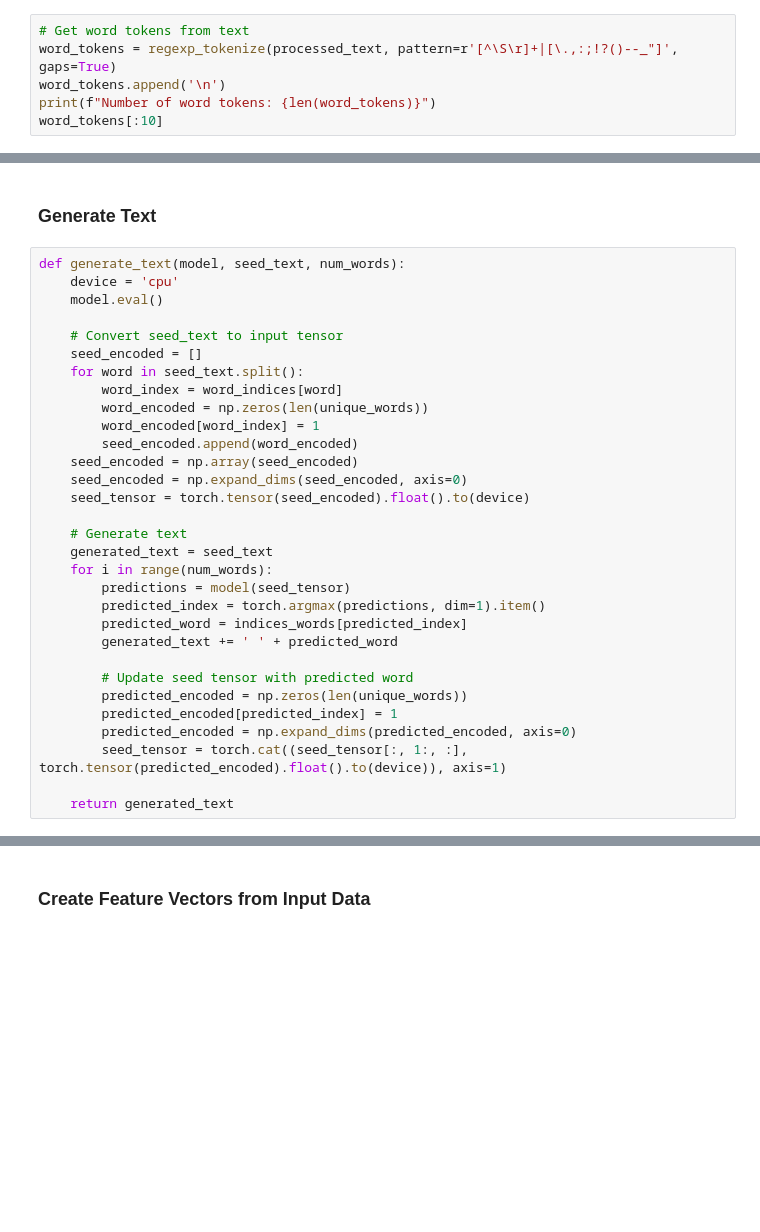
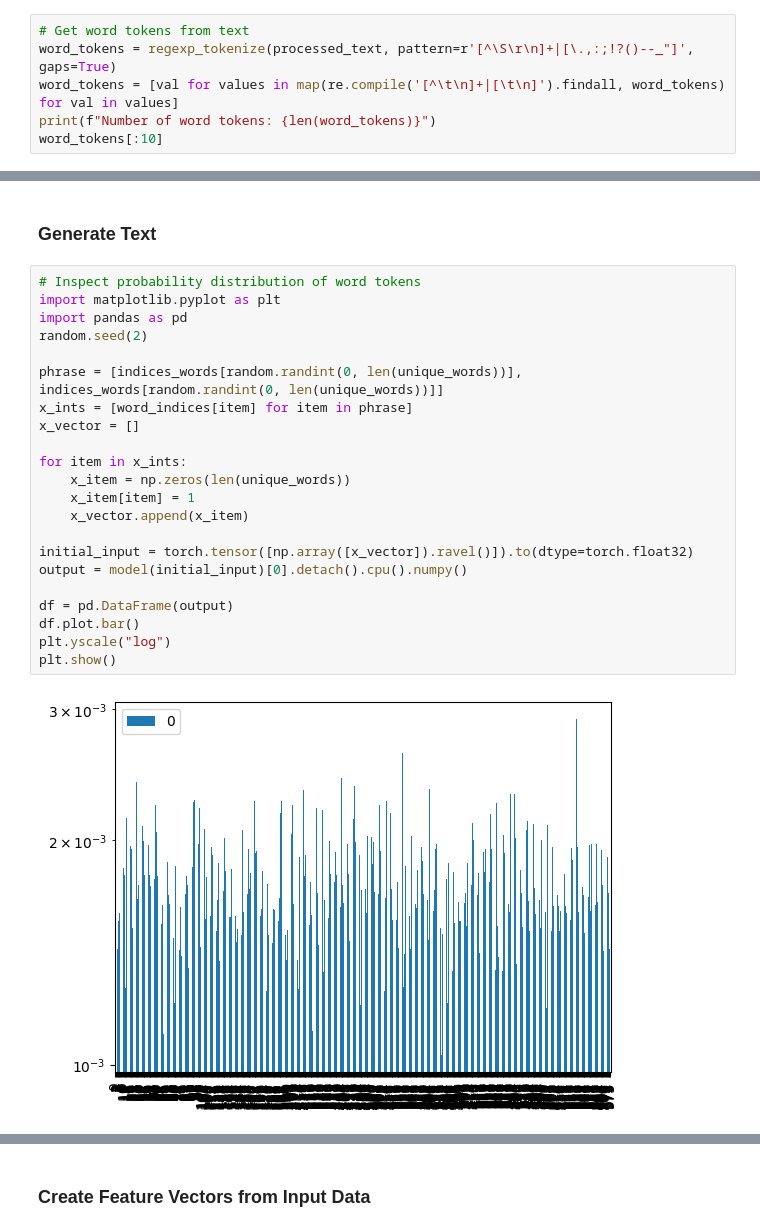
Before and after one commit to IrishMorales/sentiment-analysis, a Jupyter notebook: negative-generator.ipynb, the cells around one changed output, grey strips where cells are left out. Saved outputs shown, nothing was run; the diff lists cells and outputs as text; blank space fills up the shorter version.

```diff
--- a/negative-generator.ipynb
+++ b/negative-generator.ipynb
@@ -70,8 +71,8 @@ processed_text[:1000]
 ### Tokenization
 # %%
 # Get word tokens from text
-word_tokens = regexp_tokenize(processed_text, pattern=r'[^\S\r]+|[\.,:;!?()--_"]', gaps=True)
-word_tokens.append('\n')
+word_tokens = regexp_tokenize(processed_text, pattern=r'[^\S\r\n]+|[\.,:;!?()--_"]', gaps=True)
+word_tokens = [val for values in map(re.compile('[^\t\n]+|[\t\n]').findall, word_tokens) for val in values]
 print(f"Number of word tokens: {len(word_tokens)}")
 word_tokens[:10]
 # %% [output]
@@ -357,36 +359,29 @@ Epoch: 1
 # %% [markdown]
 ### Generate Text
-# %%
-def generate_text(model, seed_text, num_words):
-    device = 'cpu'
-    model.eval()
-
-    # Convert seed_text to input tensor
-    seed_encoded = []
-    for word in seed_text.split():
-        word_index = word_indices[word]
-        word_encoded = np.zeros(len(unique_words))
-        word_encoded[word_index] = 1
-        seed_encoded.append(word_encoded)
-    seed_encoded = np.array(seed_encoded)
-    seed_encoded = np.expand_dims(seed_encoded, axis=0)
-    seed_tensor = torch.tensor(seed_encoded).float().to(device)
-
-    # Generate text
-    generated_text = seed_text
-    for i in range(num_words):
-        predictions = model(seed_tensor)
-        predicted_index = torch.argmax(predictions, dim=1).item()
-        predicted_word = indices_words[predicted_index]
-        generated_text += ' ' + predicted_word
-
-        # Update seed tensor with predicted word
-        predicted_encoded = np.zeros(len(unique_words))
-        predicted_encoded[predicted_index] = 1
-        predicted_encoded = np.expand_dims(predicted_encoded, axis=0)
-        seed_tensor = torch.cat((seed_tensor[:, 1:, :], torch.tensor(predicted_encoded).float().to(device)), axis=1)
-
-    return generated_text
+# %%
+# Inspect probability distribution of word tokens
+import matplotlib.pyplot as plt
+import pandas as pd
+random.seed(2)
+
+phrase = [indices_words[random.randint(0, len(unique_words))], indices_words[random.randint(0, len(unique_words))]]
+x_ints = [word_indices[item] for item in phrase]
+x_vector = []
+
+for item in x_ints:
+    x_item = np.zeros(len(unique_words))
+    x_item[item] = 1
+    x_vector.append(x_item)
+
+initial_input = torch.tensor([np.array([x_vector]).ravel()]).to(dtype=torch.float32)
+output = model(initial_input)[0].detach().cpu().numpy()
+
+df = pd.DataFrame(output)
+df.plot.bar()
+plt.yscale("log")
+plt.show()
+# %% [output]
+[figure, added]
 # %%
 # Generate text sample from model output
 word_count = 100
```
Also changed, not shown: parts of 21 cells of this notebook, 5 other files.
